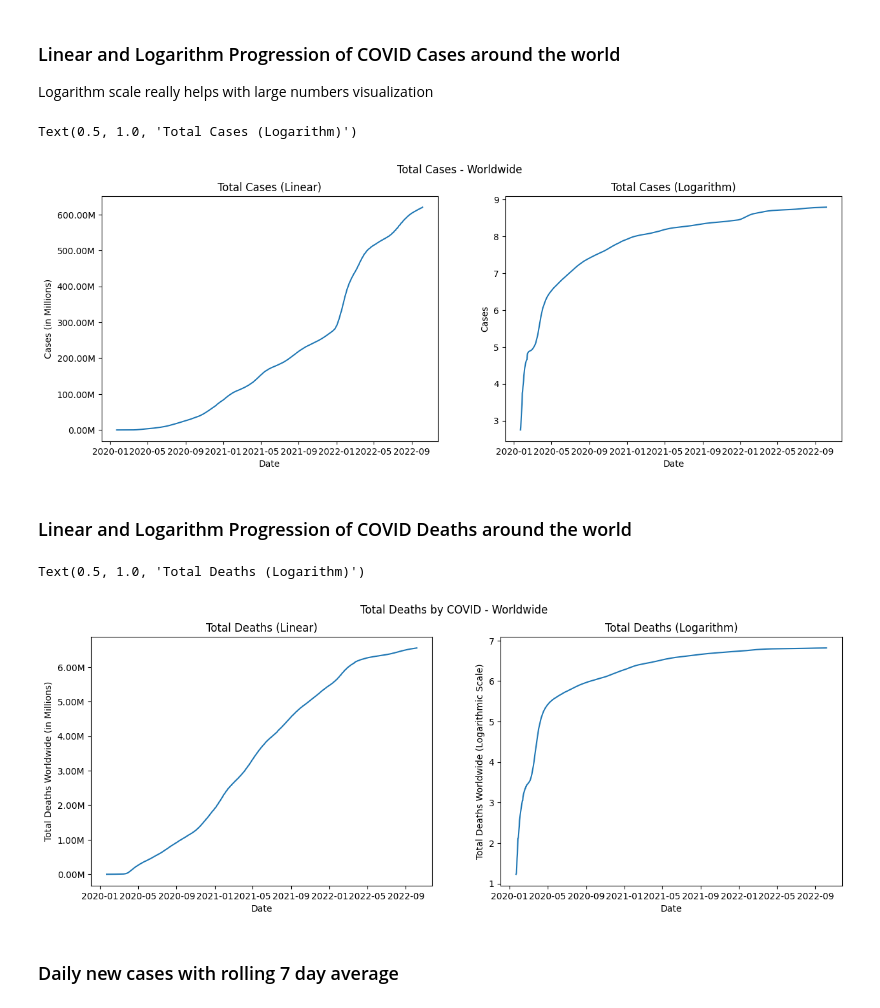
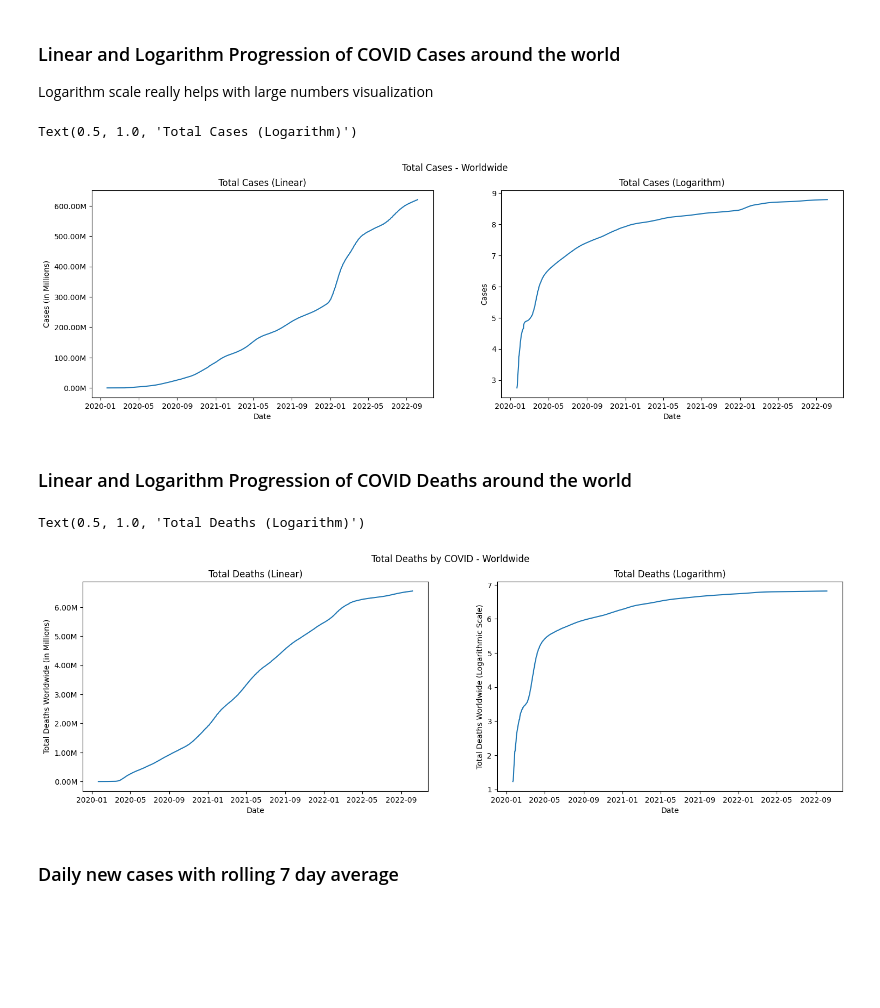
Before and after one commit to AdvancedGroupBootcamp/SaffianAsghar, a Jupyter notebook: Covid Data Visualization/Covid_Data_Viz.ipynb, the cells around one changed output. Saved outputs shown, nothing was run; the diff lists cells and outputs as text; code cells hidden in the pictures; blank space fills up the shorter version.

Commit message:
fixing warnings and figsize

```diff
--- a/Covid Data Visualization/Covid_Data_Viz.ipynb
+++ b/Covid Data Visualization/Covid_Data_Viz.ipynb
@@ -18,47 +18,48 @@ data['date'] = pd.to_datetime(data['date'])
 <h3> Linear and Logarithm Progression of COVID Cases around the world </h3>
 <p> Logarithm scale really helps with large numbers visualization</p>
 # %%
-fig, axes = plt.subplots(1, 2, figsize=(15, 5))
+fig, axes = plt.subplots(1, 2, figsize=(18, 5))
 fig.suptitle('Total Cases - Worldwide')
 
 # Total Cases Linear
 total_cases_by_time = data[data['location'] == 'World'][['date','total_cases']]
-sns.lineplot(ax=axes[0],data=total_cases_by_time, palette="tab10", x='date', y ='total_cases')
+sns.lineplot(ax=axes[0],data=total_cases_by_time, x='date', y ='total_cases')
 axes[0].set(xlabel='Date', ylabel='Cases (in Millions)')
 axes[0].set_title('Total Cases (Linear)')
 axes[0].yaxis.set_major_formatter(plt.FuncFormatter(format_func))
 
+
 # Total Cases Logarithm
 total_cases_by_time_log = data[data['location'] == 'World'][['date','total_cases']]
 total_cases_by_time_log['total_cases'] = np.log10(total_cases_by_time_log['total_cases'])
-sns.lineplot(ax=axes[1],data=total_cases_by_time_log, palette="tab10",  x='date', y ='total_cases')
+sns.lineplot(ax=axes[1],data=total_cases_by_time_log,  x='date', y ='total_cases')
 axes[1].set(xlabel='Date', ylabel='Cases')
 axes[1].set_title('Total Cases (Logarithm)')
 # %% [output]
 Text(0.5, 1.0, 'Total Cases (Logarithm)')
-[figure, old version]
+[figure, new version]
 # %% [markdown]
 <h3> Linear and Logarithm Progression of COVID Deaths around the world </h3>
 # %%
 
-fig, axes = plt.subplots(1, 2, figsize=(15, 5))
+fig, axes = plt.subplots(1, 2, figsize=(18, 5))
 fig.suptitle('Total Deaths by COVID - Worldwide')
 
 # Total Deaths Linear
 total_deaths_by_time = data[data['location'] == 'World'][['date','total_deaths']]
-sns.lineplot(ax=axes[0],data=total_deaths_by_time, palette="tab10", x='date', y ='total_deaths')
+sns.lineplot(ax=axes[0],data=total_deaths_by_time, x='date', y ='total_deaths')
 axes[0].set(xlabel='Date', ylabel='Total Deaths Worldwide (in Millions)')
 axes[0].set_title('Total Deaths (Linear)')
 axes[0].yaxis.set_major_formatter(plt.FuncFormatter(format_func))
 # Total Deaths Logarithmic
 total_deaths_by_time_log = data[data['location'] == 'World'][['date','total_deaths']]
 total_deaths_by_time_log['total_deaths'] = np.log10(total_deaths_by_time_log['total_deaths'])
-sns.lineplot(ax=axes[1],data=total_deaths_by_time_log, palette="tab10", x='date', y ='total_deaths')
+sns.lineplot(ax=axes[1],data=total_deaths_by_time_log, x='date', y ='total_deaths')
 axes[1].set(xlabel='Date', ylabel='Total Deaths Worldwide (Logarithmic Scale)')
 axes[1].set_title('Total Deaths (Logarithm)')
 # %% [output]
 Text(0.5, 1.0, 'Total Deaths (Logarithm)')
-[figure, old version]
+[figure, new version]
 # %% [markdown]
 <h3> Daily new cases with rolling 7 day average</h3>
 # %%
```
Also changed, not shown: parts of 1 cell of this notebook.
